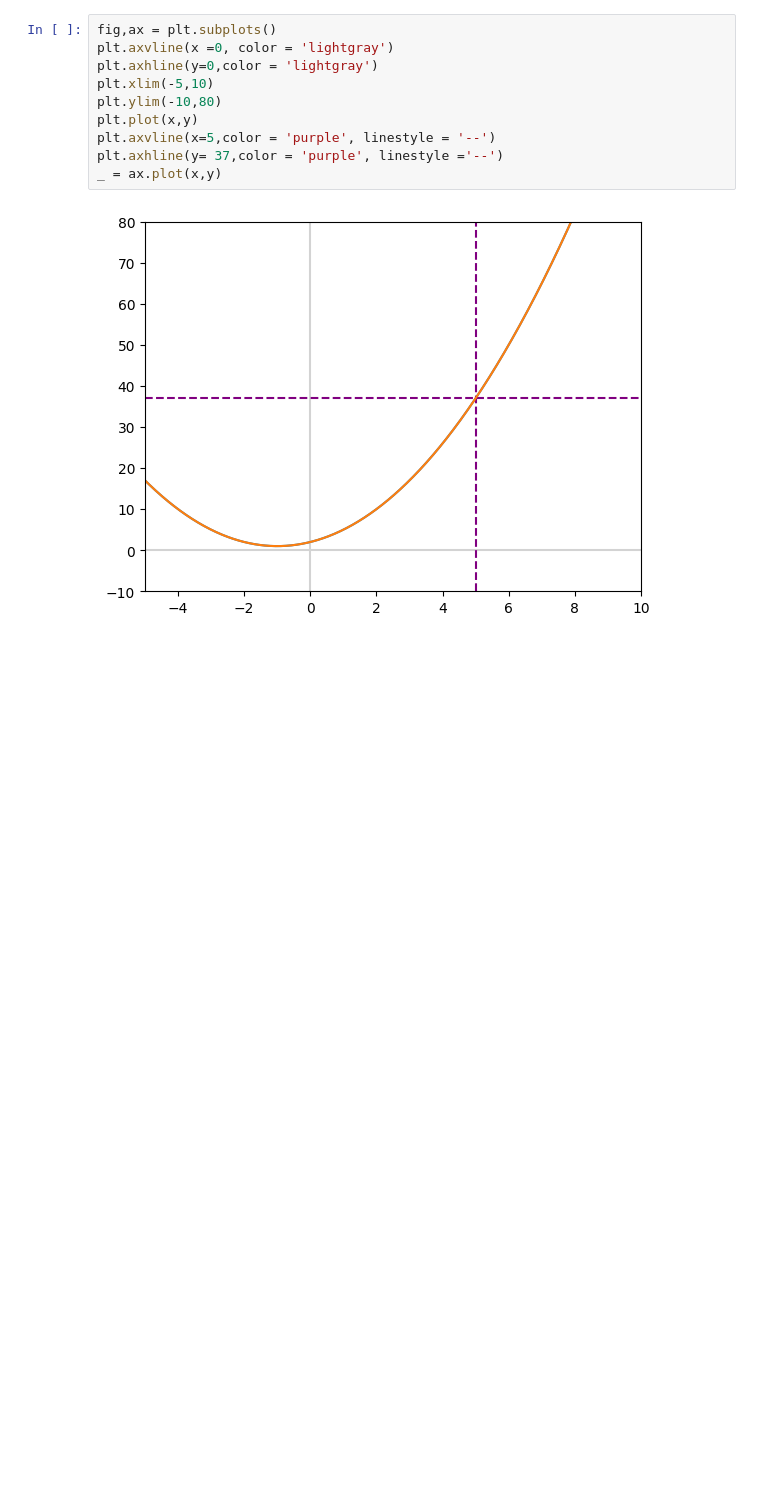
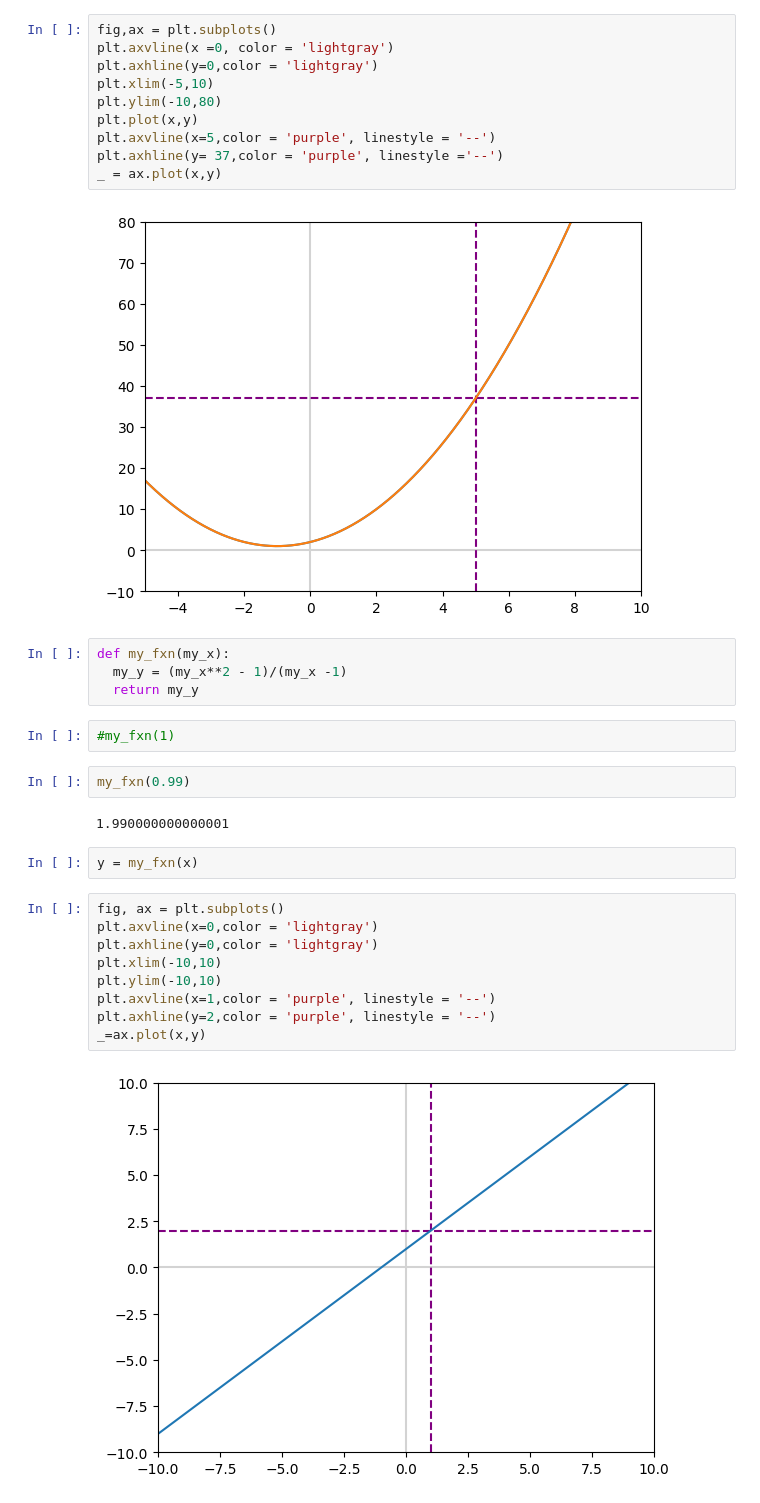
Before and after one commit to Krisho1/Machine-Learning-Foundations-Math-Probability-Statistics-and-Computer-Science-Python-Codes-, a Jupyter notebook: Calculus_I.ipynb, the cells around one changed output. Cells and saved outputs as stored; diff of their text form; blank space fills up the shorter version.

```diff
--- a/Calculus_I.ipynb
+++ b/Calculus_I.ipynb
@@ -50,3 +52,26 @@ plt.axhline(y= 37,color = 'purple', linestyle ='--')
 _ = ax.plot(x,y)
 # %% [output]
 [figure]
+# %%
+def my_fxn(my_x):
+  my_y = (my_x**2 - 1)/(my_x -1)
+  return my_y
+# %%
+#my_fxn(1)
+# %%
+my_fxn(0.99)
+# %% [output]
+1.990000000000001
+# %%
+y = my_fxn(x)
+# %%
+fig, ax = plt.subplots()
+plt.axvline(x=0,color = 'lightgray')
+plt.axhline(y=0,color = 'lightgray')
+plt.xlim(-10,10)
+plt.ylim(-10,10)
+plt.axvline(x=1,color = 'purple', linestyle = '--')
+plt.axhline(y=2,color = 'purple', linestyle = '--')
+_=ax.plot(x,y)
+# %% [output]
+[figure, added]
```
Also changed, not shown: parts of 11 cells of this notebook.
